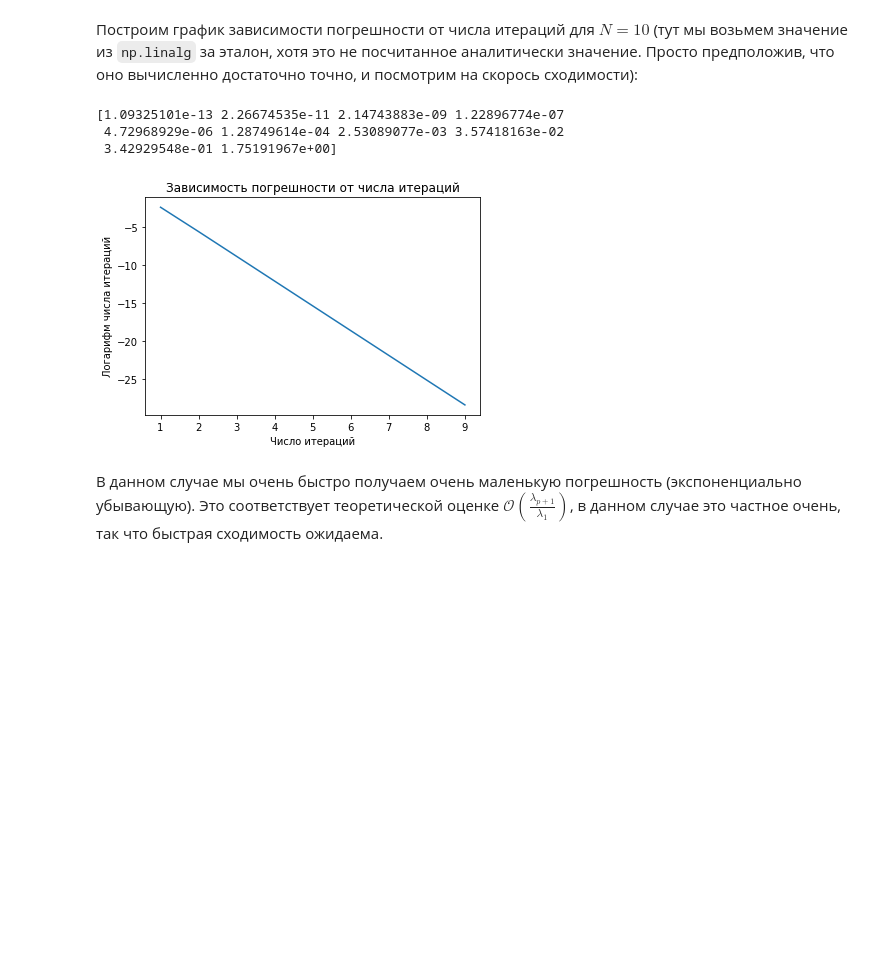
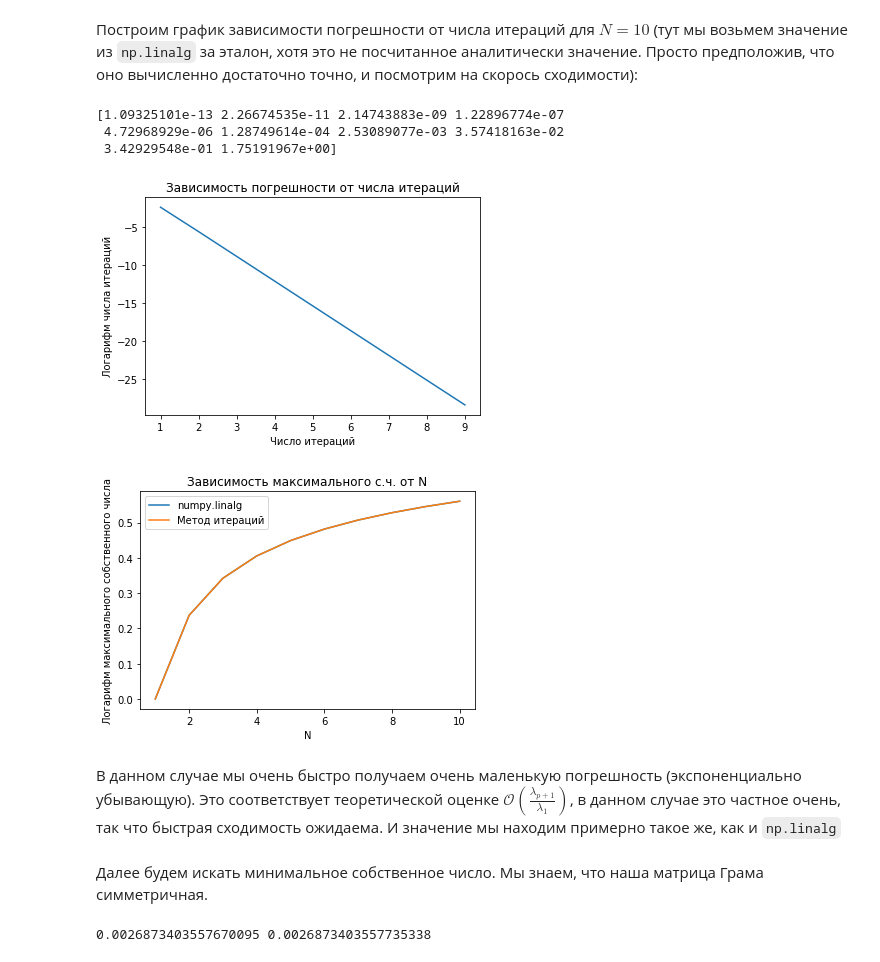
Before and after one commit to Igor-Tukh/numerical-methods, a Jupyter notebook: hw06/hw06.ipynb, the cells around one changed output. Drawn from its saved outputs; the diff is of its cells as text; code cells hidden in the pictures; blank space fills up the shorter version.

```diff
--- a/hw06/hw06.ipynb
+++ b/hw06/hw06.ipynb
@@ -100,22 +100,37 @@ print(get_max_eigenvalue(N), values[-1])
 # %%
 from numpy import linalg as linalg
 
 N = 10
 
 values, _ = linalg.eig(get_matrix(N))
 values.sort()
 print(values)
 
 iter_nums = range(1, 10)
 
 build_plot(iter_nums, [np.log(np.abs(values[-1] - get_max_eigenvalue(N, iter_num))) for iter_num in iter_nums],
            'Число итераций',
            'Логарифм числа итераций',
            'Зависимость погрешности от числа итераций')
+
+
+ns = range(1, 11)
+values = []
+for n in ns:
+    value = linalg.eig(get_matrix(n))[0]
+    value.sort()
+    values.append(value[-1])
+
+build_plot([ns, ns], [np.log(values), [np.log(get_max_eigenvalue(n)) for n in ns]],
+           'N',
+           'Логарифм максимального собственного числа',
+           'Зависимость максимального с.ч. от N',
+           plot_labels=['numpy.linalg', 'Метод итераций'])
 # %% [output]
 [1.09325101e-13 2.26674535e-11 2.14743883e-09 1.22896774e-07
  4.72968929e-06 1.28749614e-04 2.53089077e-03 3.57418163e-02
  3.42929548e-01 1.75191967e+00]
 [figure]
+[figure, added]
 # %% [markdown]
-В данном случае мы очень быстро получаем очень маленькую погрешность (экспоненциально убывающую). Это соответствует теоретической оценке $\mathcal{O}(\frac{\lambda_{p + 1}}{\lambda_1})$, в данном случае это частное очень, так что быстрая сходимость ожидаема.
+В данном случае мы очень быстро получаем очень маленькую погрешность (экспоненциально убывающую). Это соответствует теоретической оценке $\mathcal{O}(\frac{\lambda_{p + 1}}{\lambda_1})$, в данном случае это частное очень, так что быстрая сходимость ожидаема. И значение мы находим примерно такое же, как и `np.linalg`
@@ -123,0 +137,2 @@ build_plot(iter_nums, [np.log(np.abs(values[-1] - get_max_eigenvalue(N, iter_num
+# %% [markdown]
+Далее будем искать минимальное собственное число. Мы знаем, что наша матрица Грама симметричная.
@@ -123,0 +154,8 @@ build_plot(iter_nums, [np.log(np.abs(values[-1] - get_max_eigenvalue(N, iter_num
+# %%
+N = 3
+
+values, _ = linalg.eig(get_matrix(N))
+values.sort()
+print(get_min_eigenvalue(N), values[0])
+# %% [output]
+0.0026873403557670095 0.0026873403557735338
```
Also changed, not shown: parts of 13 cells of this notebook, 1 other file.
